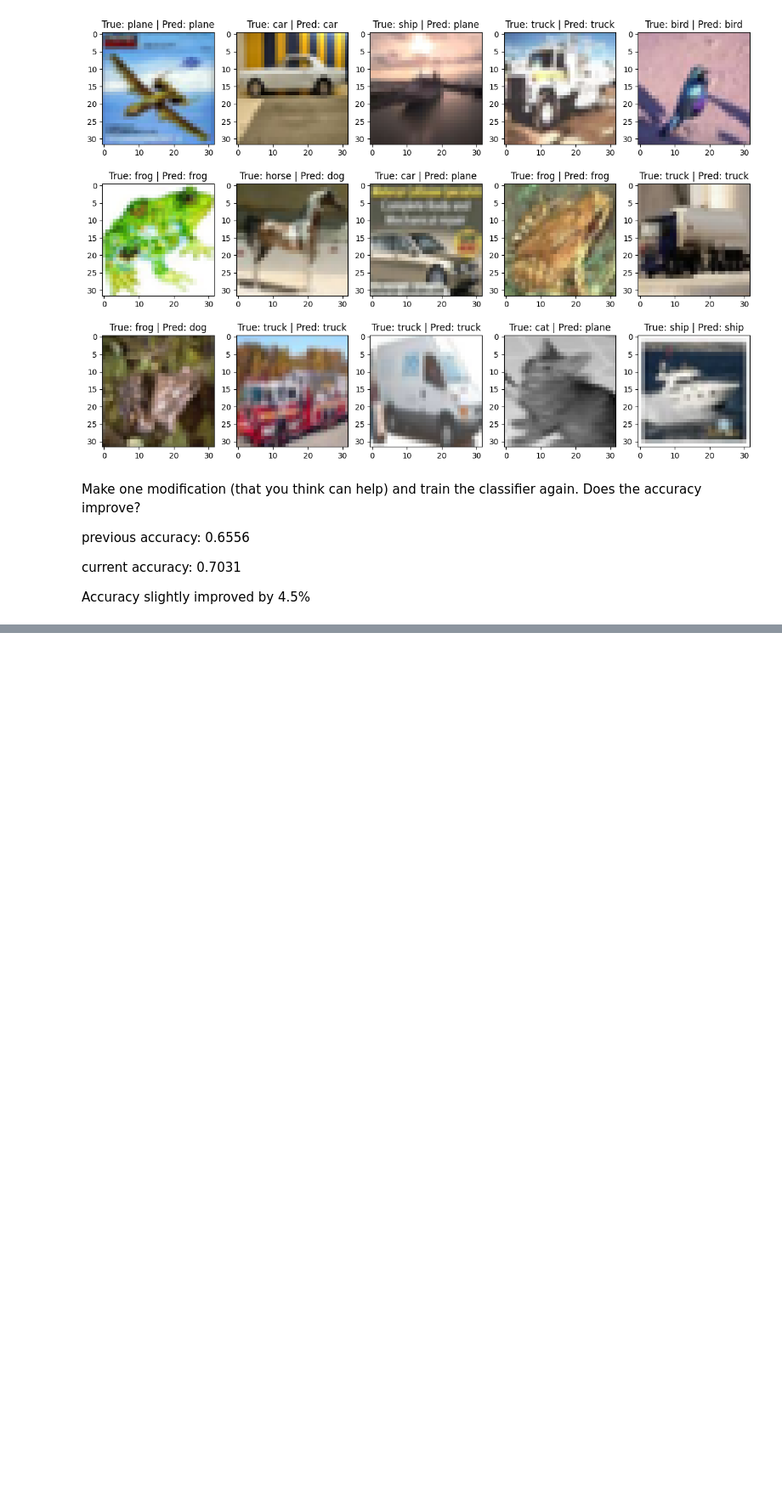
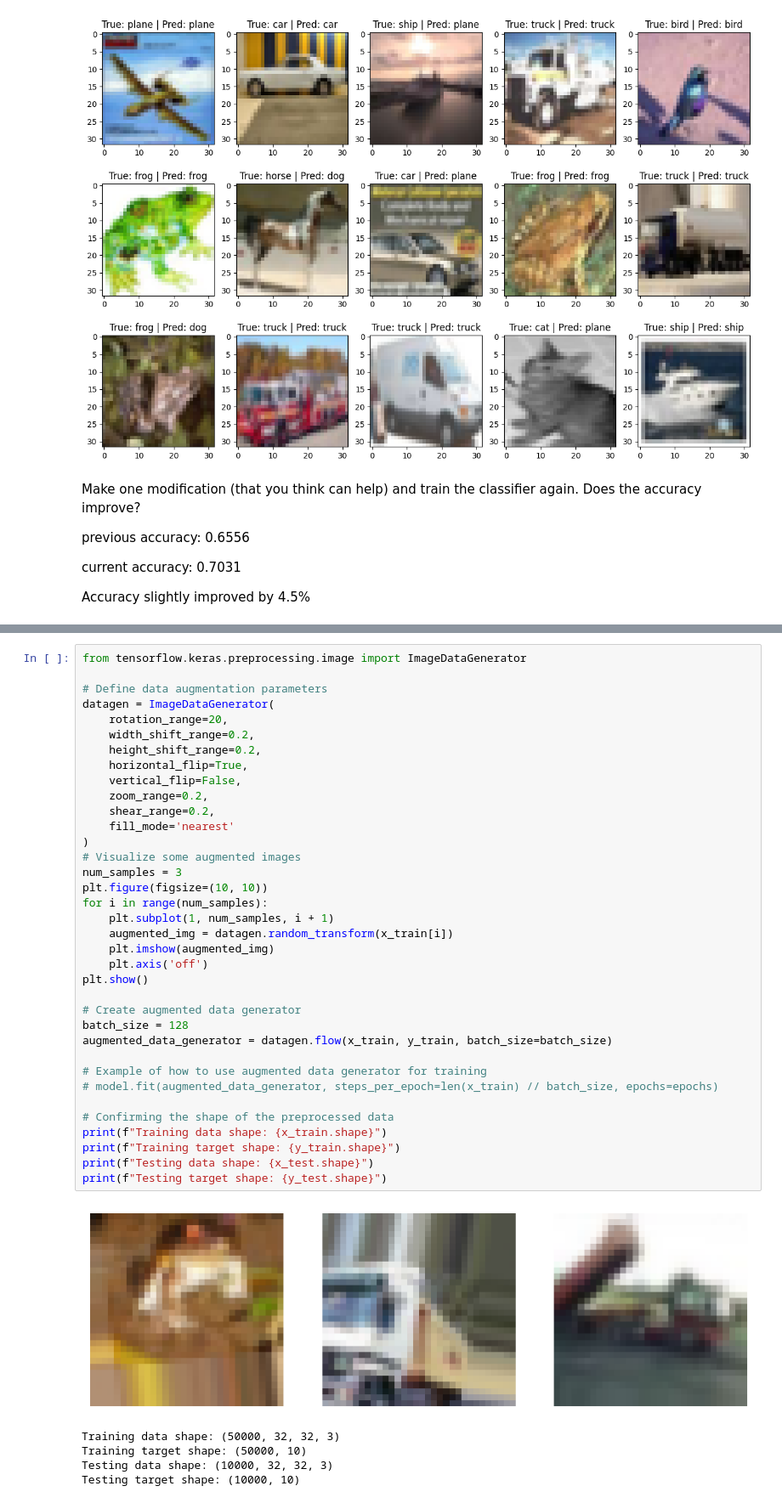
Before and after one commit to sergiyromanenko/CV-HW, a Jupyter notebook: lesson_14/homework/Homework.ipynb, the cells around one changed output, grey strips where cells are left out. Shown at 85% size. Cells and saved outputs as stored; diff of their text form; blank space fills up the shorter version.

```diff
--- a/lesson_14/homework/Homework.ipynb
+++ b/lesson_14/homework/Homework.ipynb
@@ -442,0 +449,42 @@ Accuracy slightly improved by 4.5%
+# %%
+from tensorflow.keras.preprocessing.image import ImageDataGenerator
+
+# Define data augmentation parameters
+datagen = ImageDataGenerator(
+    rotation_range=20,
+    width_shift_range=0.2,
+    height_shift_range=0.2,
+    horizontal_flip=True,
+    vertical_flip=False,
+    zoom_range=0.2,
+    shear_range=0.2,
+    fill_mode='nearest'
+)
+# Visualize some augmented images
+num_samples = 3
+plt.figure(figsize=(10, 10))
+for i in range(num_samples):
+    plt.subplot(1, num_samples, i + 1)
+    augmented_img = datagen.random_transform(x_train[i])
+    plt.imshow(augmented_img)
+    plt.axis('off')
+plt.show()
+
+# Create augmented data generator
+batch_size = 128
+augmented_data_generator = datagen.flow(x_train, y_train, batch_size=batch_size)
+
+# Example of how to use augmented data generator for training
+# model.fit(augmented_data_generator, steps_per_epoch=len(x_train) // batch_size, epochs=epochs)
+
+# Confirming the shape of the preprocessed data
+print(f"Training data shape: {x_train.shape}")
+print(f"Training target shape: {y_train.shape}")
+print(f"Testing data shape: {x_test.shape}")
+print(f"Testing target shape: {y_test.shape}")
+# %% [output]
+[figure, added]
+Training data shape: (50000, 32, 32, 3)
+Training target shape: (50000, 10)
+Testing data shape: (10000, 32, 32, 3)
+Testing target shape: (10000, 10)
```
Also changed, not shown: parts of 10 cells of this notebook.
